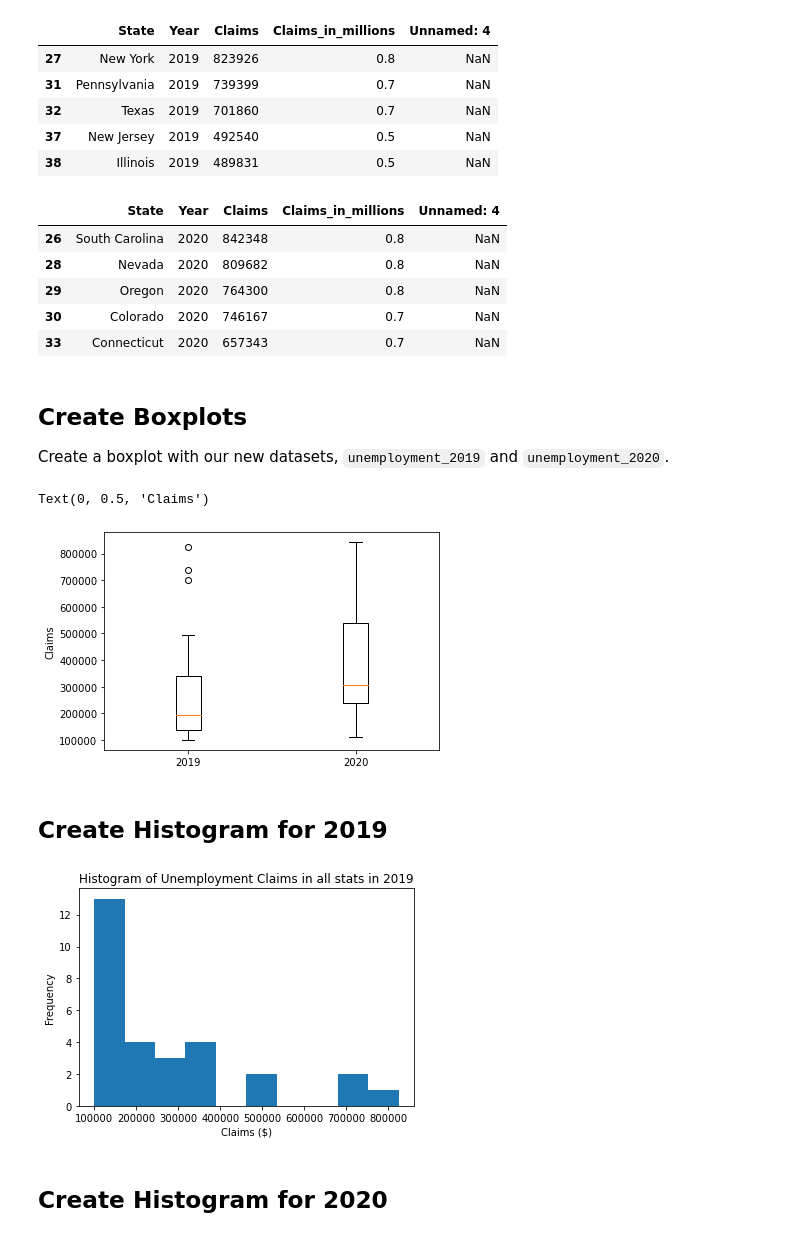
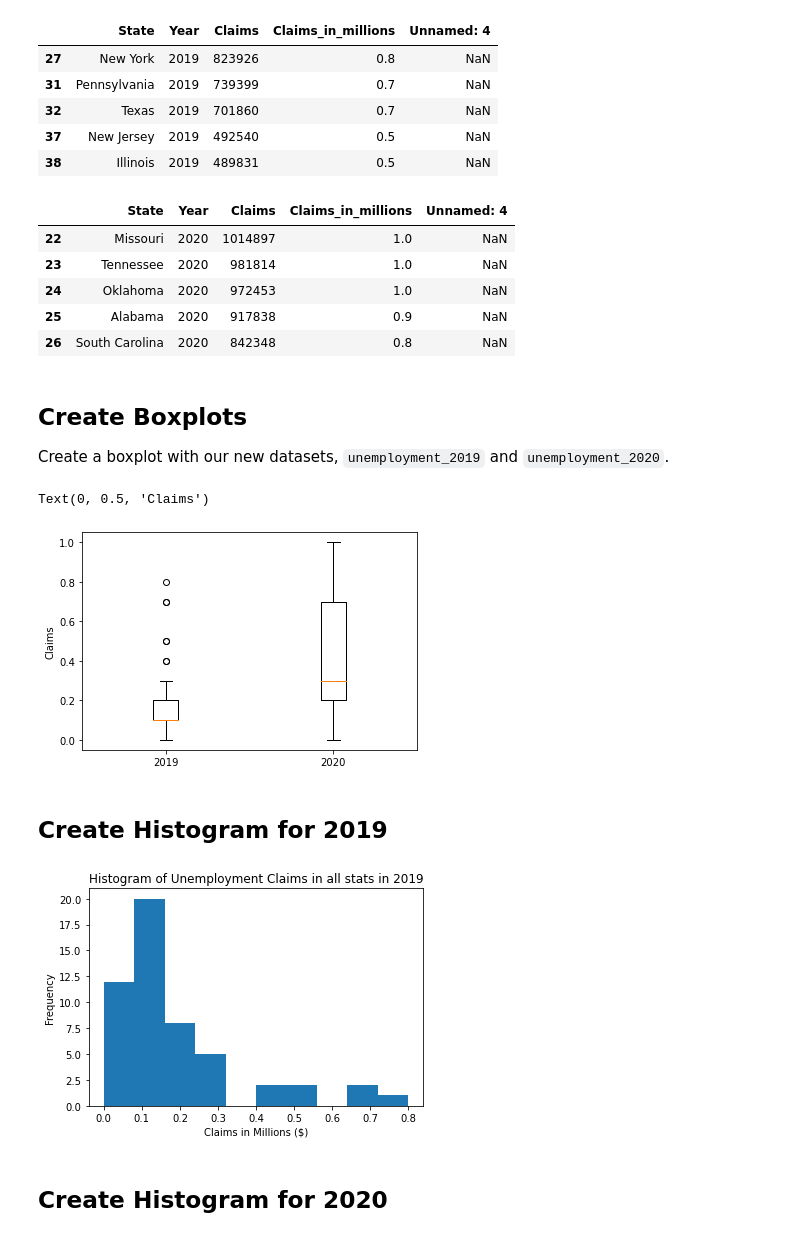
Before and after one commit to amajor/data-visualization-project-week-5, a Jupyter notebook: unemployment.ipynb, the cells around one changed output. Drawn from its saved outputs; the diff is of its cells as text; code cells hidden in the pictures.

Commit message:
Update to Claims in Millions

```diff
--- a/unemployment.ipynb
+++ b/unemployment.ipynb
@@ -77,7 +77,7 @@ Number of years is 2?  True
 ## Summarize Claims Column
 # %%
 # Define the column that we'll be plotting
-desired_column = 'Claims'
+desired_column = 'Claims_in_millions'
 
 # Summarize the Claims column
 unemployment_data[desired_column].describe()
@@ -110,8 +110,8 @@ We'll also create two new data sets.
 * 2020 --> `unemployment_2020`
 # %%
 # Exclude outliers
-cutoff_min = 100000
-cutoff_max = 900000
+cutoff_min = 0
+cutoff_max = 1
 unemployment_data_limited = unemployment_data[unemployment_data[desired_column].between(cutoff_min, cutoff_max)]
 
 # Check the first few rows
@@ -144,11 +144,11 @@ unemployment_2020 = unemployment_data_limited[(unemployment_data_limited.Year ==
 unemployment_2020.head()
 # %% [output]
 |  | State | Year | Claims | Claims_in_millions | Unnamed: 4 |
+| 22 | Missouri | 2020 | 1014897 | 1.0 | NaN |
+| 23 | Tennessee | 2020 | 981814 | 1.0 | NaN |
+| 24 | Oklahoma | 2020 | 972453 | 1.0 | NaN |
+| 25 | Alabama | 2020 | 917838 | 0.9 | NaN |
 | 26 | South Carolina | 2020 | 842348 | 0.8 | NaN |
-| 28 | Nevada | 2020 | 809682 | 0.8 | NaN |
-| 29 | Oregon | 2020 | 764300 | 0.8 | NaN |
-| 30 | Colorado | 2020 | 746167 | 0.7 | NaN |
-| 33 | Connecticut | 2020 | 657343 | 0.7 | NaN |
 # %% [markdown]
 ## Create Boxplots
 
@@ -159,22 +159,22 @@ plt.boxplot([unemployment_2019[desired_column], unemployment_2020[desired_column
 plt.ylabel('Claims')
 # %% [output]
 Text(0, 0.5, 'Claims')
-[figure, old version]
+[figure, new version]
 # %% [markdown]
 ## Create Histogram for 2019
 # %%
 # bin_size = 5
 # maximum = max(unemployment_2019[desired_column])
 # minimum = min(unemployment_2019[desired_column])
 # bins = math.ceil((maximum - minimum) / bin_size)
 
 plt.hist(unemployment_2019[desired_column])
-plt.xlabel('Claims ($)')
+plt.xlabel('Claims in Millions ($)')
 plt.ylabel('Frequency')
 plt.title('Histogram of Unemployment Claims in all stats in 2019');
 plt.show()
 # %% [output]
-[figure, old version]
+[figure, new version]
 # %% [markdown]
 ## Create Histogram for 2020
 # %%
```
Also changed, not shown: parts of 4 cells of this notebook, 1 other file.
